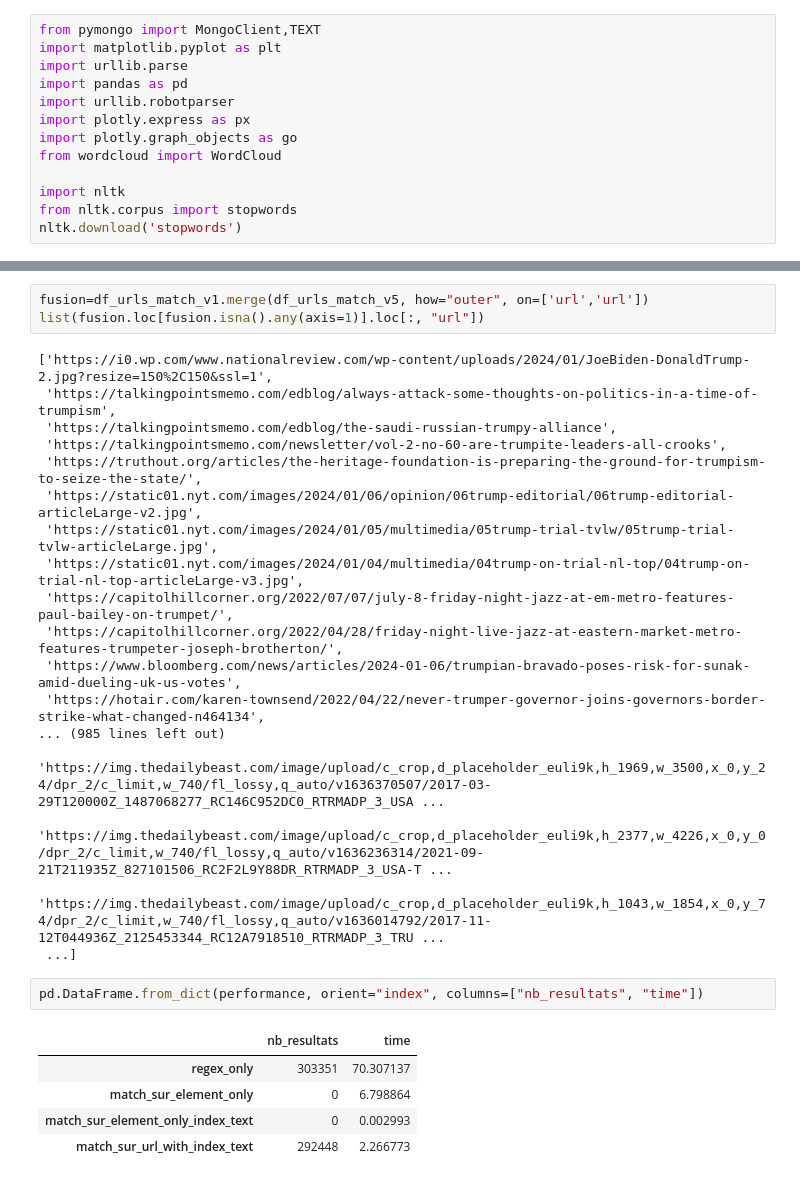
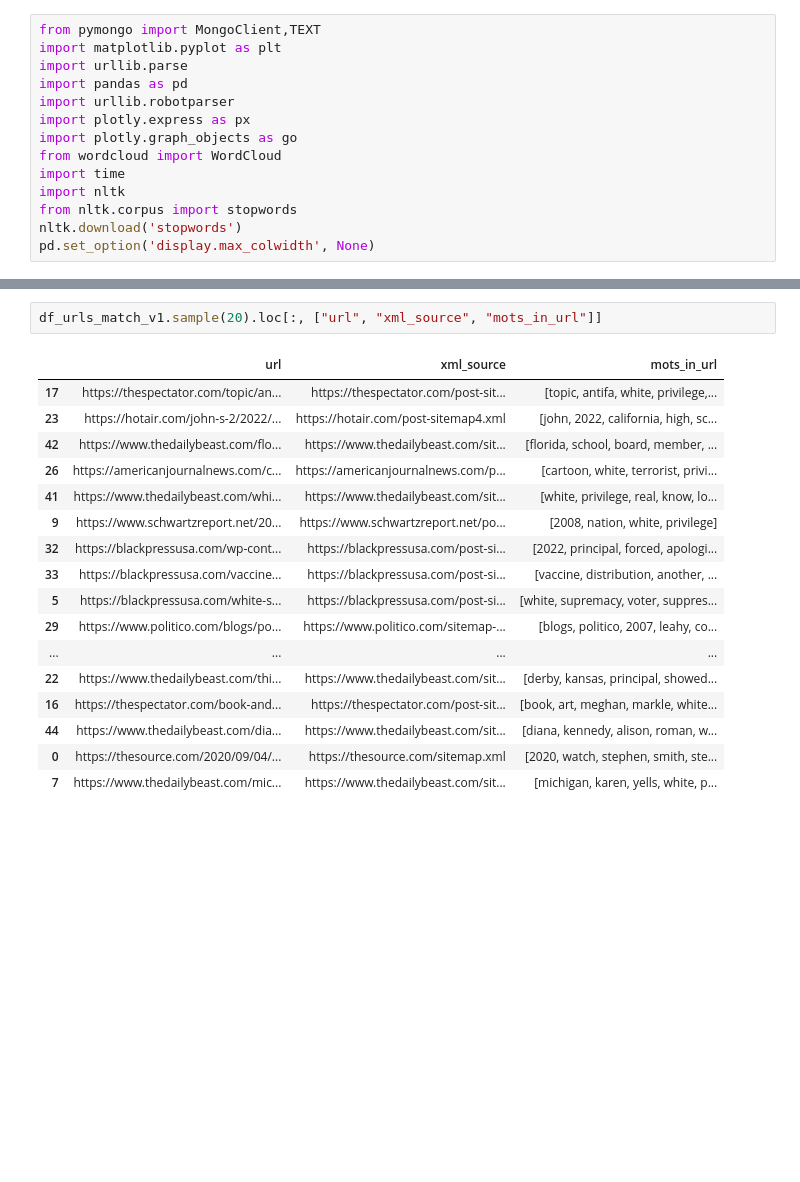
Before and after one commit to PatrickLperso/Suivi_de_narratives, a Jupyter notebook: BenchMark_index/mongodb_test.ipynb, the cells around one changed output, grey strips where cells are left out. Saved outputs shown, nothing was run; the diff lists cells and outputs as text; blank space fills up the shorter version.

```diff
--- a/BenchMark_index/mongodb_test.ipynb
+++ b/BenchMark_index/mongodb_test.ipynb
@@ -7,10 +7,11 @@ import urllib.robotparser
 import plotly.express as px
 import plotly.graph_objects as go
 from wordcloud import WordCloud
-
+import time
 import nltk
 from nltk.corpus import stopwords
 nltk.download('stopwords')
+pd.set_option('display.max_colwidth', None)
 # %% [output]
 [nltk_data] Downloading package stopwords to
 [nltk_data]     /home/linuxperso/nltk_data...
@@ -296,29 +134,20 @@ df_urls_match_v5
-# %%
-fusion=df_urls_match_v1.merge(df_urls_match_v5, how="outer", on=['url','url'])
-list(fusion.loc[fusion.isna().any(axis=1)].loc[:, "url"])
-# %% [output]
-['https://i0.wp.com/www.nationalreview.com/wp-content/uploads/2024/01/JoeBiden-DonaldTrump-2.jpg?resize=150%2C150&ssl=1',
- 'https://talkingpointsmemo.com/edblog/always-attack-some-thoughts-on-politics-in-a-time-of-trumpism',
- 'https://talkingpointsmemo.com/edblog/the-saudi-russian-trumpy-alliance',
- 'https://talkingpointsmemo.com/newsletter/vol-2-no-60-are-trumpite-leaders-all-crooks',
- 'https://truthout.org/articles/the-heritage-foundation-is-preparing-the-ground-for-trumpism-to-seize-the-state/',
- 'https://static01.nyt.com/images/2024/01/06/opinion/06trump-editorial/06trump-editorial-articleLarge-v2.jpg',
- 'https://static01.nyt.com/images/2024/01/05/multimedia/05trump-trial-tvlw/05trump-trial-tvlw-articleLarge.jpg',
- 'https://static01.nyt.com/images/2024/01/04/multimedia/04trump-on-trial-nl-top/04trump-on-trial-nl-top-articleLarge-v3.jpg',
- 'https://capitolhillcorner.org/2022/07/07/july-8-friday-night-jazz-at-em-metro-features-paul-bailey-on-trumpet/',
- 'https://capitolhillcorner.org/2022/04/28/friday-night-live-jazz-at-eastern-market-metro-features-trumpeter-joseph-brotherton/',
- 'https://www.bloomberg.com/news/articles/2024-01-06/trumpian-bravado-poses-risk-for-sunak-amid-dueling-uk-us-votes',
- 'https://hotair.com/karen-townsend/2022/04/22/never-trumper-governor-joins-governors-border-strike-what-changed-n464134',
-... (985 lines left out)
- 'https://img.thedailybeast.com/image/upload/c_crop,d_placeholder_euli9k,h_1969,w_3500,x_0,y_24/dpr_2/c_limit,w_740/fl_lossy,q_auto/v1636370507/2017-03-29T120000Z_1487068277_RC146C952DC0_RTRMADP_3_USA ...
- 'https://img.thedailybeast.com/image/upload/c_crop,d_placeholder_euli9k,h_2377,w_4226,x_0,y_0/dpr_2/c_limit,w_740/fl_lossy,q_auto/v1636236314/2021-09-21T211935Z_827101506_RC2F2L9Y88DR_RTRMADP_3_USA-T ...
- 'https://img.thedailybeast.com/image/upload/c_crop,d_placeholder_euli9k,h_1043,w_1854,x_0,y_74/dpr_2/c_limit,w_740/fl_lossy,q_auto/v1636014792/2017-11-12T044936Z_2125453344_RC12A7918510_RTRMADP_3_TRU ...
- ...]
-# %%
-pd.DataFrame.from_dict(performance, orient="index", columns=["nb_resultats", "time"])
-# %% [output]
-|  | nb_resultats | time |
-| regex_only | 303351 | 70.307137 |
-| match_sur_element_only | 0 | 6.798864 |
-| match_sur_element_only_index_text | 0 | 0.002993 |
-| match_sur_url_with_index_text | 292448 | 2.266773 |
+# %%
+df_urls_match_v1.sample(20).loc[:, ["url", "xml_source", "mots_in_url"]]
+# %% [output]
+|  | url | xml_source | mots_in_url |
+| 17 | https://thespectator.com/topic/an... | https://thespectator.com/post-sit... | [topic, antifa, white, privilege,... |
+| 23 | https://hotair.com/john-s-2/2022/... | https://hotair.com/post-sitemap4.xml | [john, 2022, california, high, sc... |
+| 42 | https://www.thedailybeast.com/flo... | https://www.thedailybeast.com/sit... | [florida, school, board, member, ... |
+| 26 | https://americanjournalnews.com/c... | https://americanjournalnews.com/p... | [cartoon, white, terrorist, privi... |
+| 41 | https://www.thedailybeast.com/whi... | https://www.thedailybeast.com/sit... | [white, privilege, real, know, lo... |
+| 9 | https://www.schwartzreport.net/20... | https://www.schwartzreport.net/po... | [2008, nation, white, privilege] |
+| 32 | https://blackpressusa.com/wp-cont... | https://blackpressusa.com/post-si... | [2022, principal, forced, apologi... |
+| 33 | https://blackpressusa.com/vaccine... | https://blackpressusa.com/post-si... | [vaccine, distribution, another, ... |
+| 5 | https://blackpressusa.com/white-s... | https://blackpressusa.com/post-si... | [white, supremacy, voter, suppres... |
+| 29 | https://www.politico.com/blogs/po... | https://www.politico.com/sitemap-... | [blogs, politico, 2007, leahy, co... |
+| ... | ... | ... | ... |
+| 22 | https://www.thedailybeast.com/thi... | https://www.thedailybeast.com/sit... | [derby, kansas, principal, showed... |
+| 16 | https://thespectator.com/book-and... | https://thespectator.com/post-sit... | [book, art, meghan, markle, white... |
+| 44 | https://www.thedailybeast.com/dia... | https://www.thedailybeast.com/sit... | [diana, kennedy, alison, roman, w... |
+| 0 | https://thesource.com/2020/09/04/... | https://thesource.com/sitemap.xml | [2020, watch, stephen, smith, ste... |
+| 7 | https://www.thedailybeast.com/mic... | https://www.thedailybeast.com/sit... | [michigan, karen, yells, white, p... |
```
Also changed, not shown: parts of 29 cells of this notebook, 4 other files.
